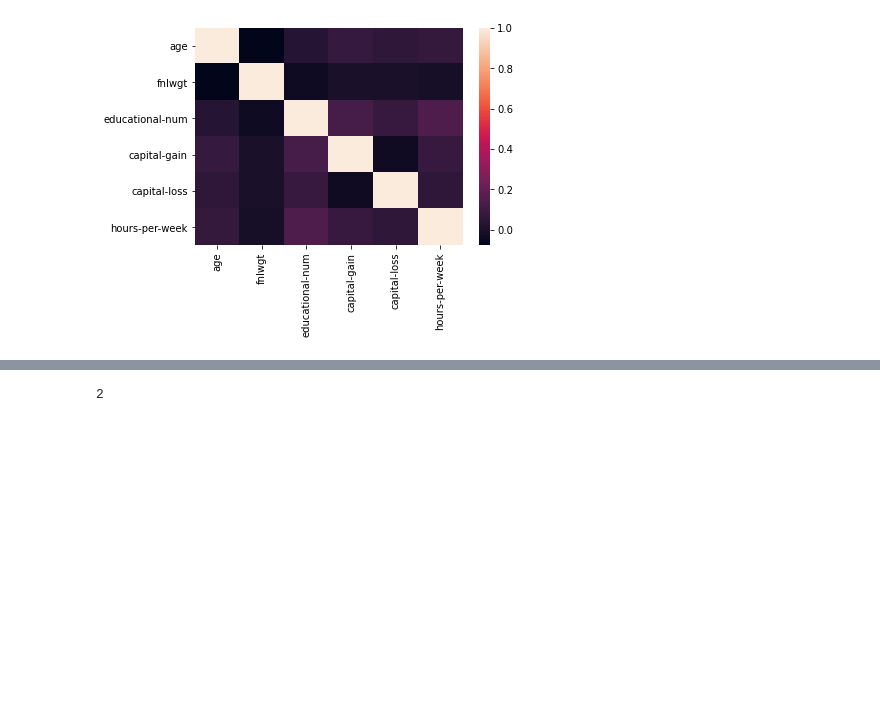
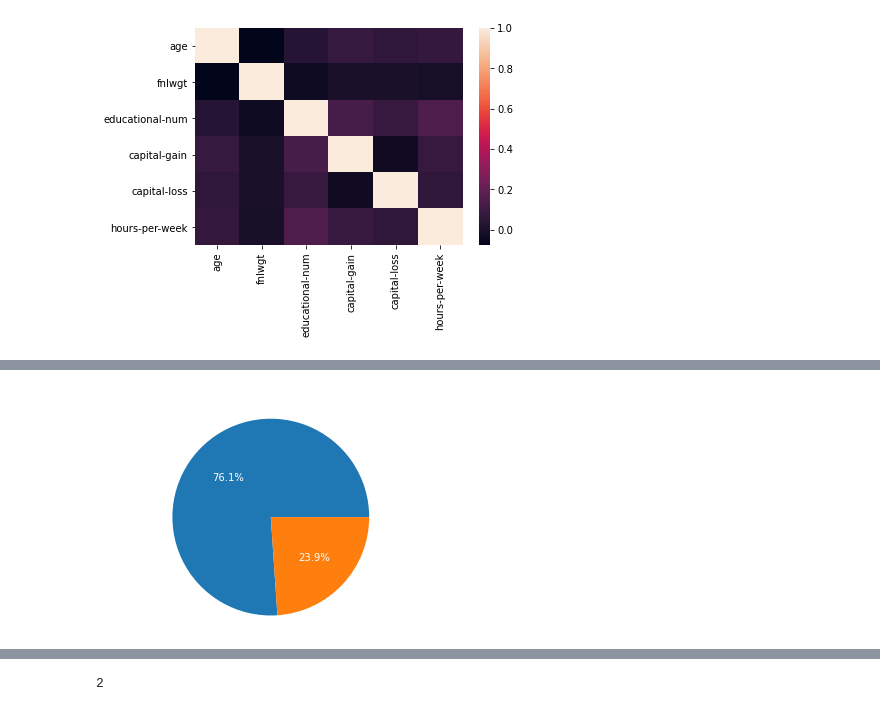
Before and after one commit to harsh2403/Data_Storytelling, a Jupyter notebook: Untitled.ipynb, the cells around one changed output, grey strips where cells are left out. Saved outputs shown, nothing was run; the diff lists cells and outputs as text; code cells hidden in the pictures; blank space fills up the shorter version.

```diff
--- a/Untitled.ipynb
+++ b/Untitled.ipynb
@@ -73,0 +110,7 @@ sns.heatmap(df.corr());
+# %%
+plt.pie(inc_cnt,labels=Labels,autopct='%1.1f%%', textprops={'color':"w"})
+plt.title('Income Distribution', color = 'w')
+plt.axis('equal')
+plt.savefig('Income_dist')
+# %% [output]
+[figure, added]
```
Also changed, not shown: parts of 60 cells of this notebook, 13 other files.
